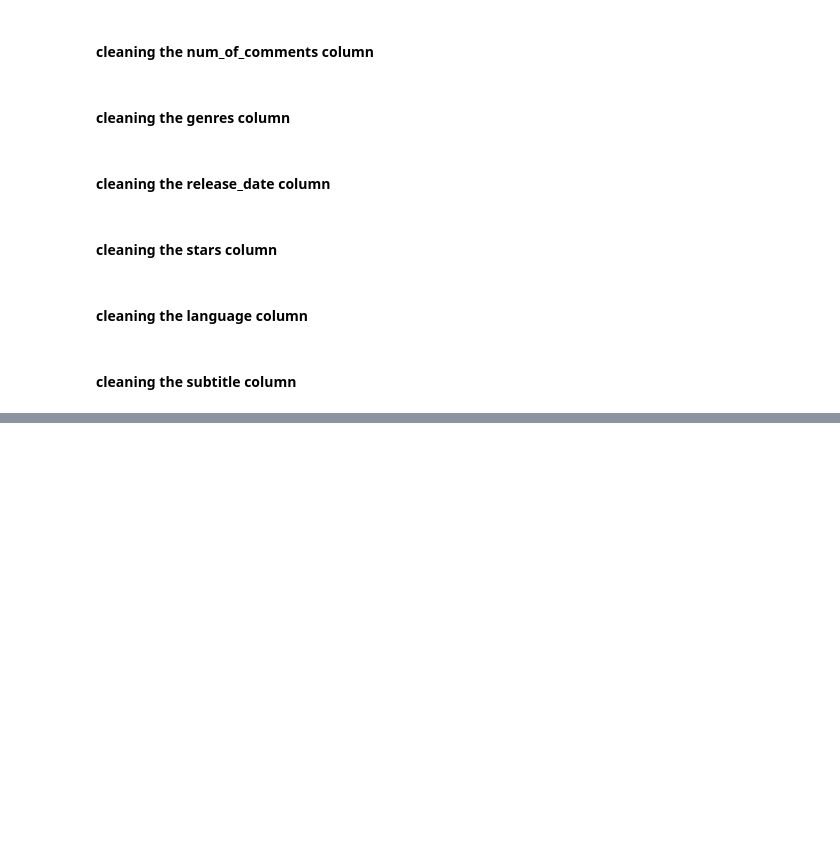
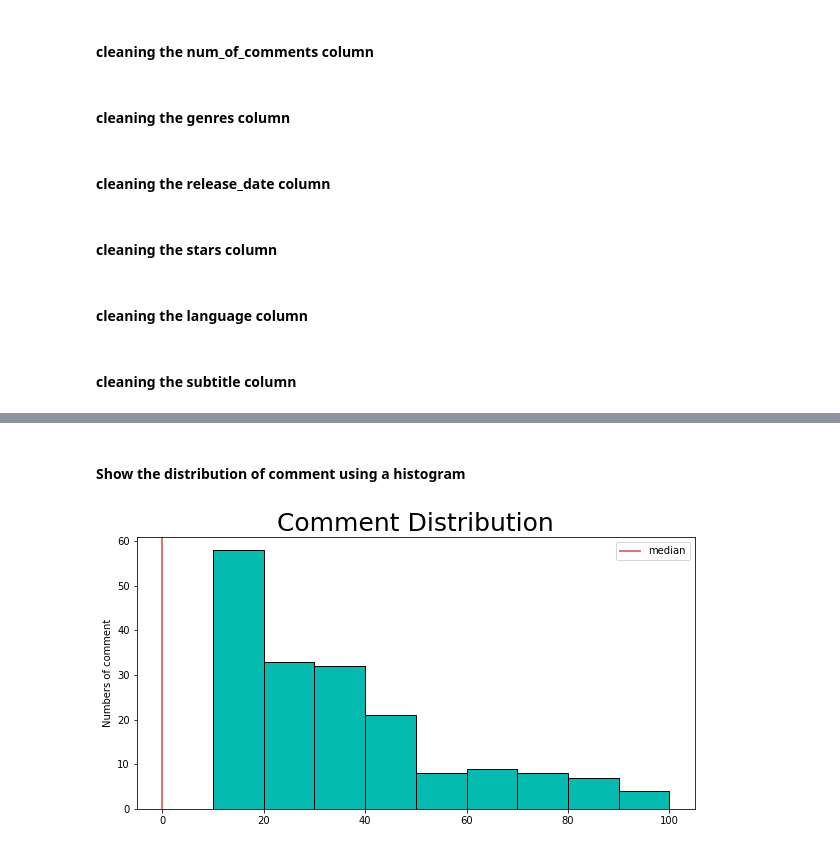
Before and after one commit to Sachimugu/Data-Analysis, a Jupyter notebook: Net_naija/netnaija.ipynb, the cells around one changed output, grey strips where cells are left out. Saved outputs shown, nothing was run; the diff lists cells and outputs as text; code cells hidden in the pictures; blank space fills up the shorter version.

```diff
--- a/Net_naija/netnaija.ipynb
+++ b/Net_naija/netnaija.ipynb
@@ -325,0 +280,29 @@ Others : 25.983638488507992
+# %% [markdown]
+#### Show the distribution of comment using a histogram
+# %%
+#values
+value= df['num_of_comments']
+bins=[10, 20, 30, 40, 50, 60, 70,  80, 90, 100]
+
+#median
+x=df['num_of_comments']
+s=sorted(x)
+median=s[int(len(s)/2)]
+
+fig= plt.figure(figsize=(10,5))
+
+#styling
+#plt.style.use('fivethirtyeight')
+color2='#e47474'
+color='#05baae'
+
+#plotting
+plt.hist(value, bins=bins, color=color, edgecolor='black')
+plt.axvline(median, color=color2, label='median', linewidth=2)
+plt.title('Comment Distribution', fontdict={'fontsize':25})
+plt.ylabel('Numbers of comment')
+plt.legend()
+
+plt.show()
+# %% [output]
+[figure, added]
```
Also changed, not shown: parts of 30 cells of this notebook, 2 other files.
